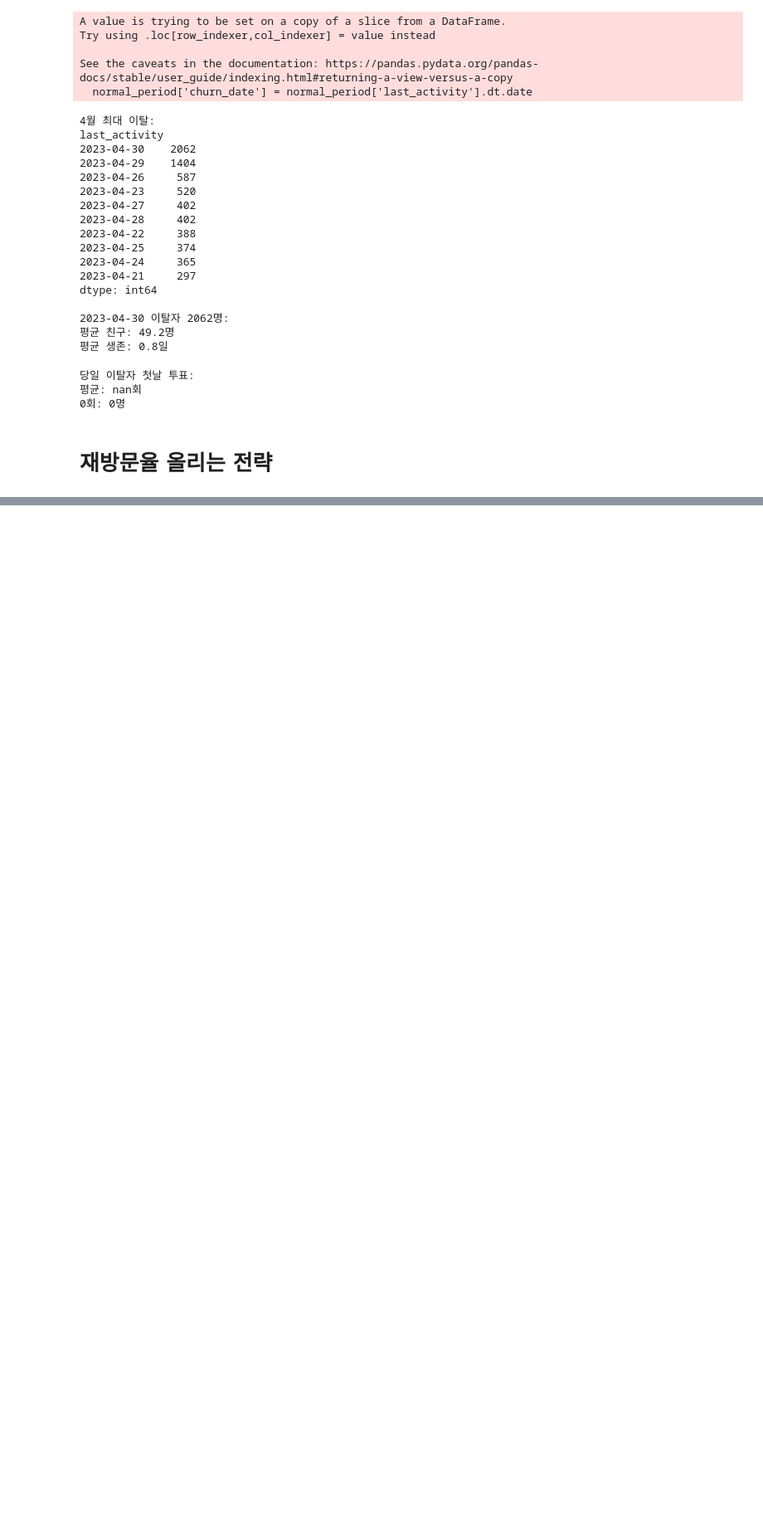
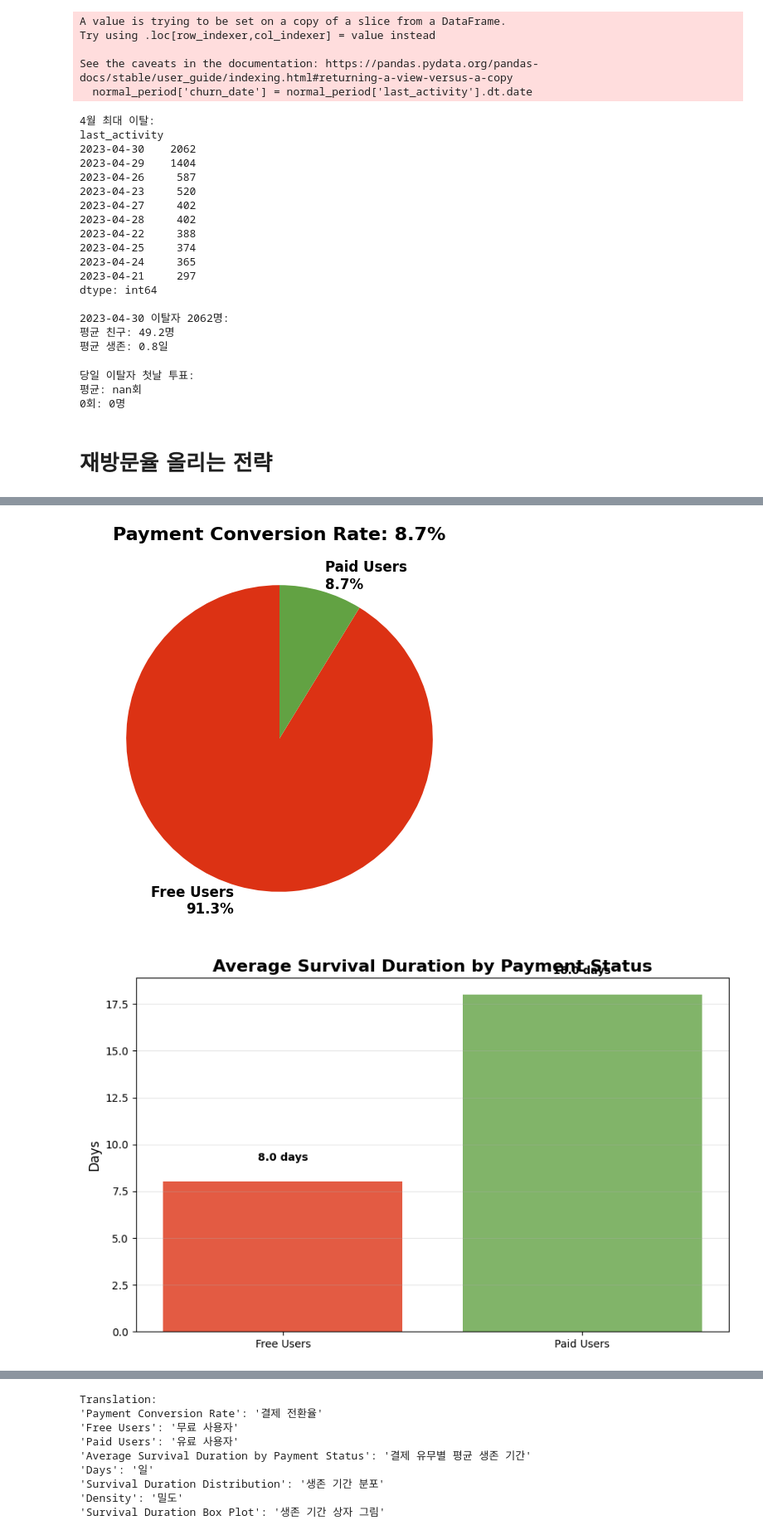
Before and after one commit to goodnews724/sprint_final_project, a Jupyter notebook: notebooks/hojae.ipynb, the cells around one changed output, grey strips where cells are left out. Shown at 83% size. Cells and saved outputs as stored; diff of their text form; code cells hidden in the pictures; blank space fills up the shorter version.

```diff
--- a/notebooks/hojae.ipynb
+++ b/notebooks/hojae.ipynb
@@ -6120,0 +6362,70 @@ Mann-Whitney U 검정 p-value: 0.0000
+# %%
+import matplotlib.pyplot as plt
+import numpy as np
+
+# 색상 정의
+color_free = '#dc3214'  # 무료 사용자 (빨간색)
+color_paid = '#62a243'  # 유료 사용자 (초록색)
+
+# 기본 데이터 준비
+conversion_rate = len(payment_users) / len(user_survival) * 100
+free_days = user_survival[~user_survival['is_paid']]['survival_days']
+paid_days = user_survival[user_survival['is_paid']]['survival_days']
+
+# 1. 결제 전환율 파이 차트
+plt.figure(figsize=(8, 6))
+sizes = [100 - conversion_rate, conversion_rate]
+labels = [f'Free Users\n{100-conversion_rate:.1f}%', f'Paid Users\n{conversion_rate:.1f}%']
+plt.pie(sizes, labels=labels, colors=[color_free, color_paid], autopct='',
+       startangle=90, textprops={'fontsize': 12, 'weight': 'bold'})
+plt.title(f'Payment Conversion Rate: {conversion_rate:.1f}%', fontsize=16, fontweight='bold')
+plt.show()
+
+# 2. 평균 생존 기간 비교
+plt.figure(figsize=(10, 6))
+categories = ['Free Users', 'Paid Users']
+mean_values = [free_days.mean(), paid_days.mean()]
+bars = plt.bar(categories, mean_values, color=[color_free, color_paid], alpha=0.8)
+
+for bar, value in zip(bars, mean_values):
+   plt.text(bar.get_x() + bar.get_width()/2, bar.get_height() + 1,
+            f'{value:.1f} days', ha='center', va='bottom', fontweight='bold')
+
+plt.title('Average Survival Duration by Payment Status', fontsize=16, fontweight='bold')
+plt.ylabel('Days', fontsize=12)
+plt.grid(axis='y', alpha=0.3)
+plt.show()
+
+# 3. 생존 기간 분포
+plt.figure(figsize=(10, 6))
+plt.hist(free_days, bins=30, alpha=0.7, color=color_free, label=f'Free Users (n={len(free_days)})', density=True)
+plt.hist(paid_days, bins=30, alpha=0.7, color=color_paid, label=f'Paid Users (n={len(paid_days)})', density=True)
+plt.title('Survival Duration Distribution', fontsize=16, fontweight='bold')
+plt.xlabel('Days')
+plt.ylabel('Density')
+plt.legend()
+plt.show()
+
+# 4. 박스 플롯
+plt.figure(figsize=(8, 6))
+box_data = [free_days, paid_days]
+box_plot = plt.boxplot(box_data, labels=['Free Users', 'Paid Users'], patch_artist=True, showfliers=False)
+box_plot['boxes'][0].set_facecolor(color_free)
+box_plot['boxes'][1].set_facecolor(color_paid)
+plt.title('Survival Duration Box Plot', fontsize=16, fontweight='bold')
+plt.ylabel('Days')
+plt.show()
+
+# 번역
+print("Translation:")
+print("'Payment Conversion Rate': '결제 전환율'")
+print("'Free Users': '무료 사용자'")
+print("'Paid Users': '유료 사용자'")
+print("'Average Survival Duration by Payment Status': '결제 유무별 평균 생존 기간'")
+print("'Days': '일'")
+print("'Survival Duration Distribution': '생존 기간 분포'")
+print("'Density': '밀도'")
+print("'Survival Duration Box Plot': '생존 기간 상자 그림'")
+# %% [output]
+[figure, added]
+[figure, added]
@@ -6120,0 +6434,9 @@ Mann-Whitney U 검정 p-value: 0.0000
+Translation:
+'Payment Conversion Rate': '결제 전환율'
+'Free Users': '무료 사용자'
+'Paid Users': '유료 사용자'
+'Average Survival Duration by Payment Status': '결제 유무별 평균 생존 기간'
+'Days': '일'
+'Survival Duration Distribution': '생존 기간 분포'
+'Density': '밀도'
+'Survival Duration Box Plot': '생존 기간 상자 그림'
```
Also changed, not shown: parts of 6 cells of this notebook, 4 other files.
